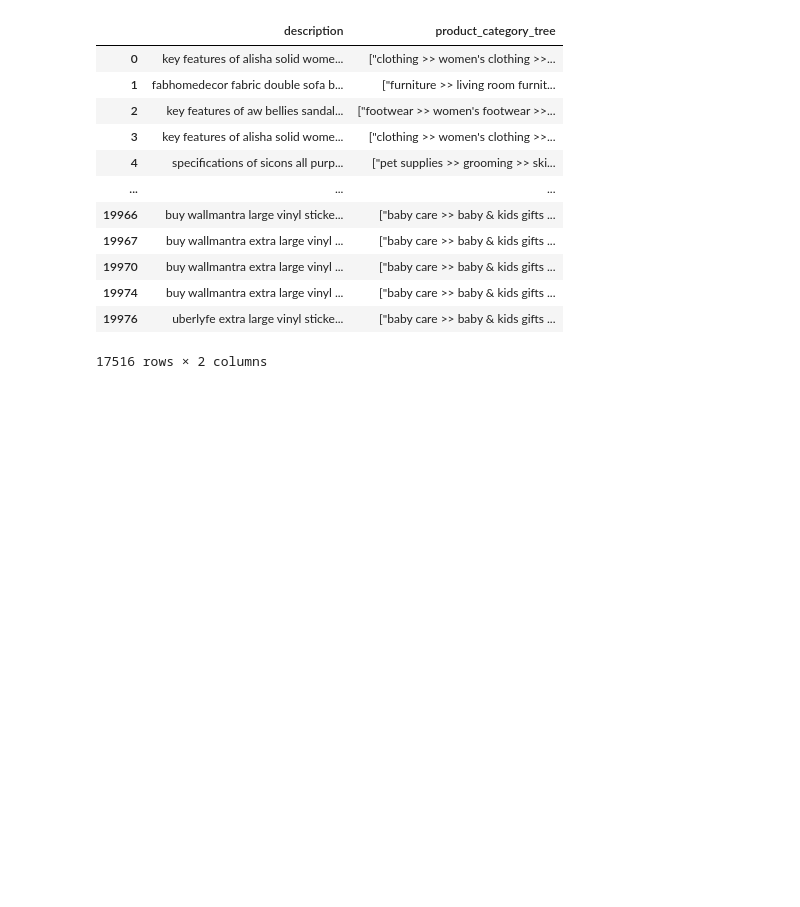
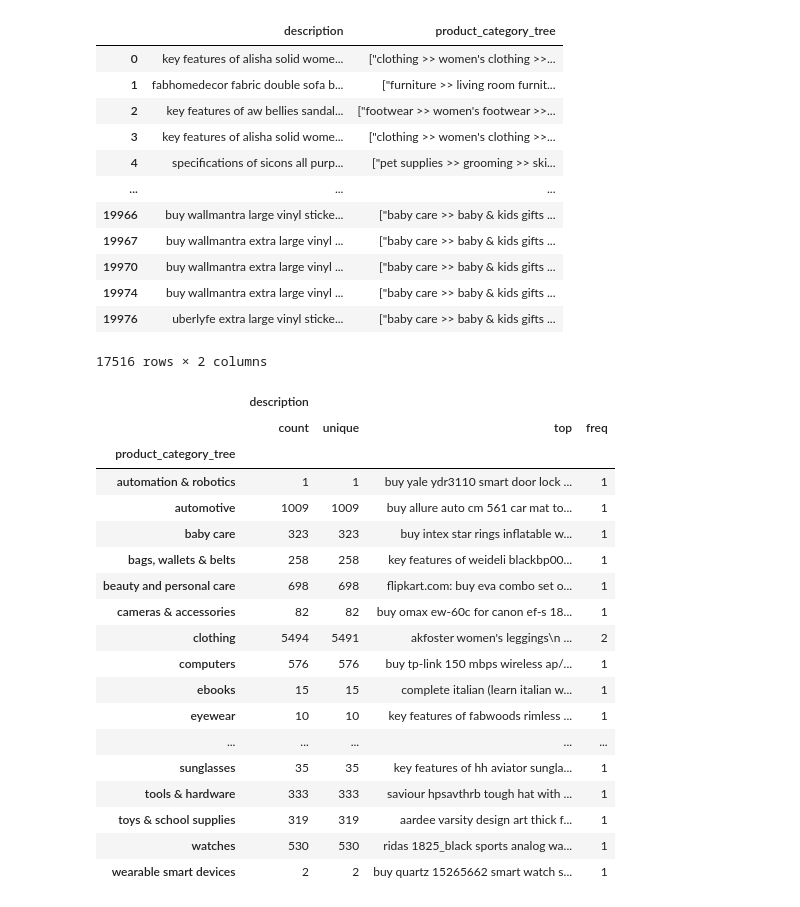
Before and after one commit to nknaman98/Task_MIDAS, a Jupyter notebook: Tupple_approach.ipynb, the cells around one changed output. Saved outputs shown, nothing was run; the diff lists cells and outputs as text; code cells hidden in the pictures; blank space fills up the shorter version.

```diff
--- a/Tupple_approach.ipynb
+++ b/Tupple_approach.ipynb
@@ -122,7 +106,7 @@ processed
 | 19976 | uberlyfe extra large vinyl sticke... | ["baby care >> baby & kids gifts ... |
 17516 rows × 2 columns
 # %%
-processed = processed[processed.product_category_tree != 'NA']
+processed = processed[processed.product_category_tree != 'N/A']
 # %%
 processed
 # %% [output]
@@ -139,3 +123,13 @@ processed
 | 19974 | buy wallmantra extra large vinyl ... | ["baby care >> baby & kids gifts ... |
 | 19976 | uberlyfe extra large vinyl sticke... | ["baby care >> baby & kids gifts ... |
 17516 rows × 2 columns
+# %%
+def cat(s):
+    if(s.find('>>')!=-1):
+        parts = s.split(">>")
+        category_head=parts[0][2:]
+        if(category_head[-1]==']'):
+            category_head = category_head[:-2]
+        return category_head
+    else:
+        return 'N/A'
@@ -141,0 +138,22 @@ processed
+# %%
+processed.groupby('product_category_tree').describe()
+# %% [output]
+|  | description |  |  |  |
+|  | count | unique | top | freq |
+| product_category_tree |  |  |  |  |
+| automation & robotics | 1 | 1 | buy yale ydr3110 smart door lock ... | 1 |
+| automotive | 1009 | 1009 | buy allure auto cm 561 car mat to... | 1 |
+| baby care | 323 | 323 | buy intex star rings inflatable w... | 1 |
+| bags, wallets & belts | 258 | 258 | key features of weideli blackbp00... | 1 |
+| beauty and personal care | 698 | 698 | flipkart.com: buy eva combo set o... | 1 |
+| cameras & accessories | 82 | 82 | buy omax ew-60c for canon ef-s 18... | 1 |
+| clothing | 5494 | 5491 | akfoster women's leggings\n ... | 2 |
+| computers | 576 | 576 | buy tp-link 150 mbps wireless ap/... | 1 |
+| ebooks | 15 | 15 | complete italian (learn italian w... | 1 |
+| eyewear | 10 | 10 | key features of fabwoods rimless ... | 1 |
+| ... | ... | ... | ... | ... |
+| sunglasses | 35 | 35 | key features of hh aviator sungla... | 1 |
+| tools & hardware | 333 | 333 | saviour hpsavthrb tough hat with ... | 1 |
+| toys & school supplies | 319 | 319 | aardee varsity design art thick f... | 1 |
+| watches | 530 | 530 | ridas 1825_black sports analog wa... | 1 |
+| wearable smart devices | 2 | 2 | buy quartz 15265662 smart watch s... | 1 |
```
Also changed, not shown: parts of 8 cells of this notebook, 1 other file.
